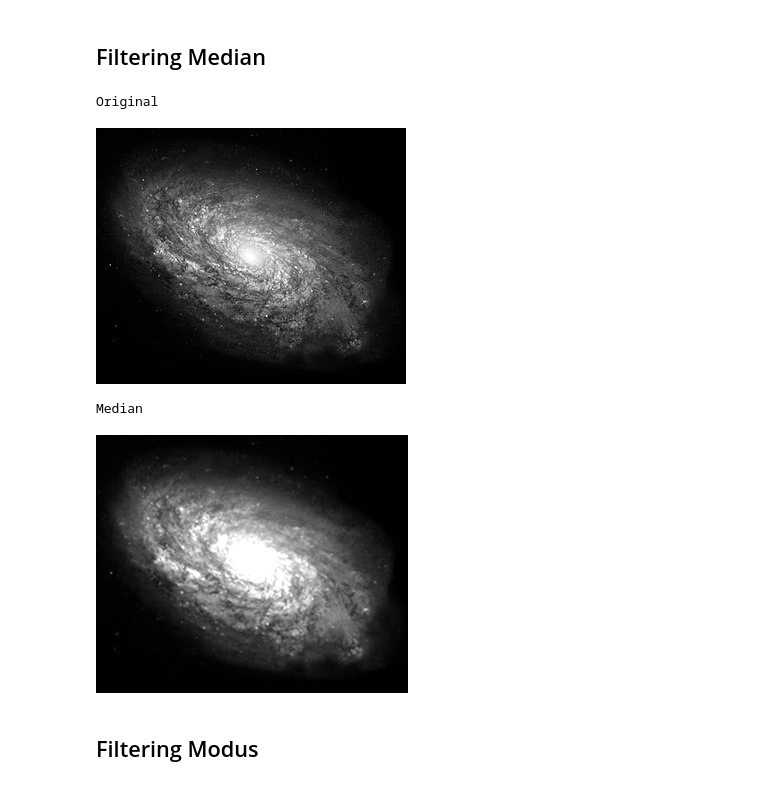
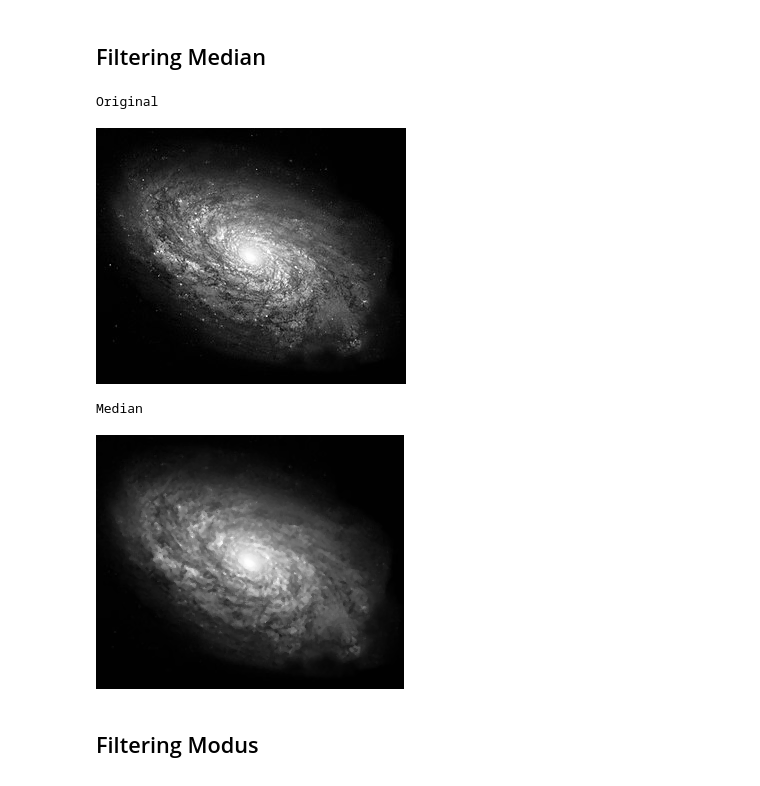
Before and after one commit to 16Komang/PCVK, a Jupyter notebook: ProjectUTS.ipynb, the cells around one changed output. Drawn from its saved outputs; the diff is of its cells as text; code cells hidden in the pictures.

```diff
--- a/ProjectUTS.ipynb
+++ b/ProjectUTS.ipynb
@@ -58,20 +58,35 @@ Mean
 [figure]
 # %% [markdown]
 ## Filtering Median
-# %%
-# Kodingan median
-kernal_median = np.array([[1/9,1/9,1/9],
-                       [1/9,1/2,1/9],
-                       [1/9,1/9,1/9]])
-# Hasil
-print('Original')
-cv2_imshow(img_gray)
-print('Median')
-cv2_imshow(filtering(img_gray,kernal_median,1,2))
-# %% [output]
-Original
-[figure, removed]
-Median
-[figure, removed]
+# %%
+def median_filter(image, kernel_size):
+    height, width = image.shape
+    kernel_height, kernel_width = kernel_size, kernel_size
+    output_height = height - kernel_height + 1
+    output_width = width - kernel_width + 1
+
+    output_image = np.zeros((output_height, output_width), dtype=image.dtype)
+
+    for y in range(output_height):
+        for x in range(output_width):
+            kernel = image[y:y+kernel_height, x:x+kernel_width].flatten()
+            output_image[y, x] = np.median(kernel)
+
+    output_image = output_image.astype(image.dtype)
+
+    return output_image
+
+kernel_median = 3
+result = median_filter(img_gray, kernel_median)
+
+print('Original')
+cv2_imshow(img_gray)
+print('Median')
+cv2_imshow(result)
+# %% [output]
+Original
+[figure, added]
+Median
+[figure, added]
 # %% [markdown]
 ## Filtering Modus
```
Also changed, not shown: parts of 12 cells of this notebook.
